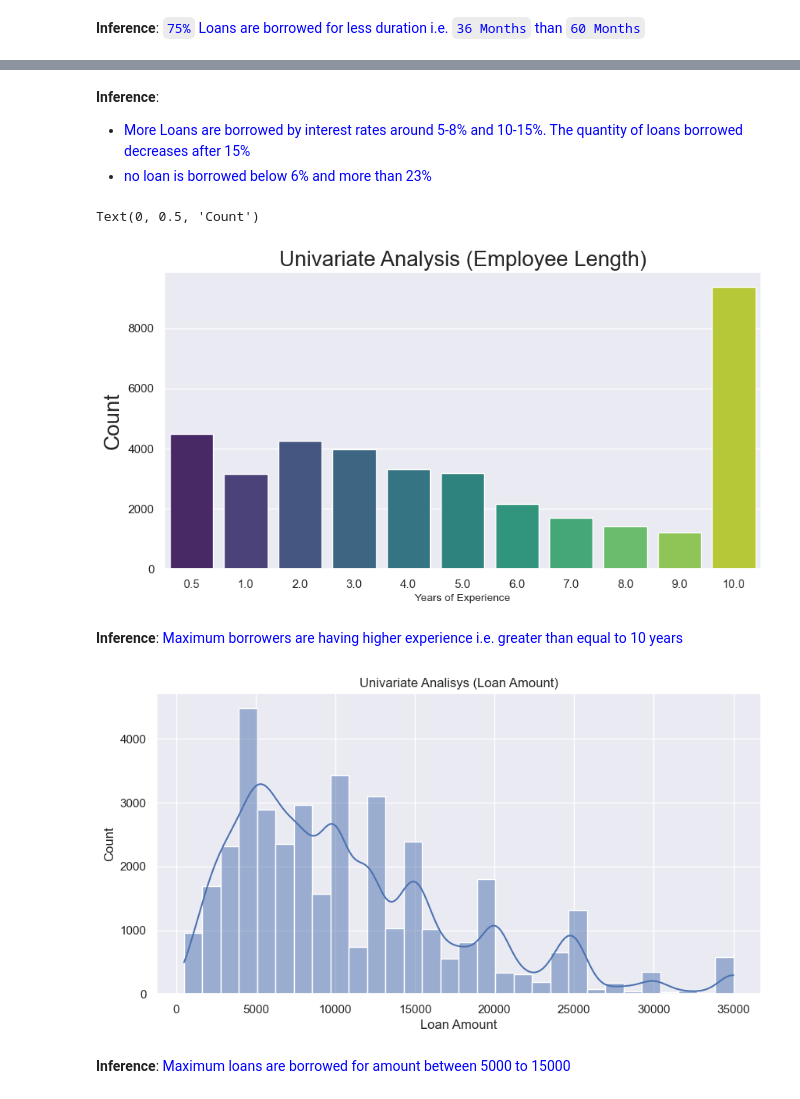
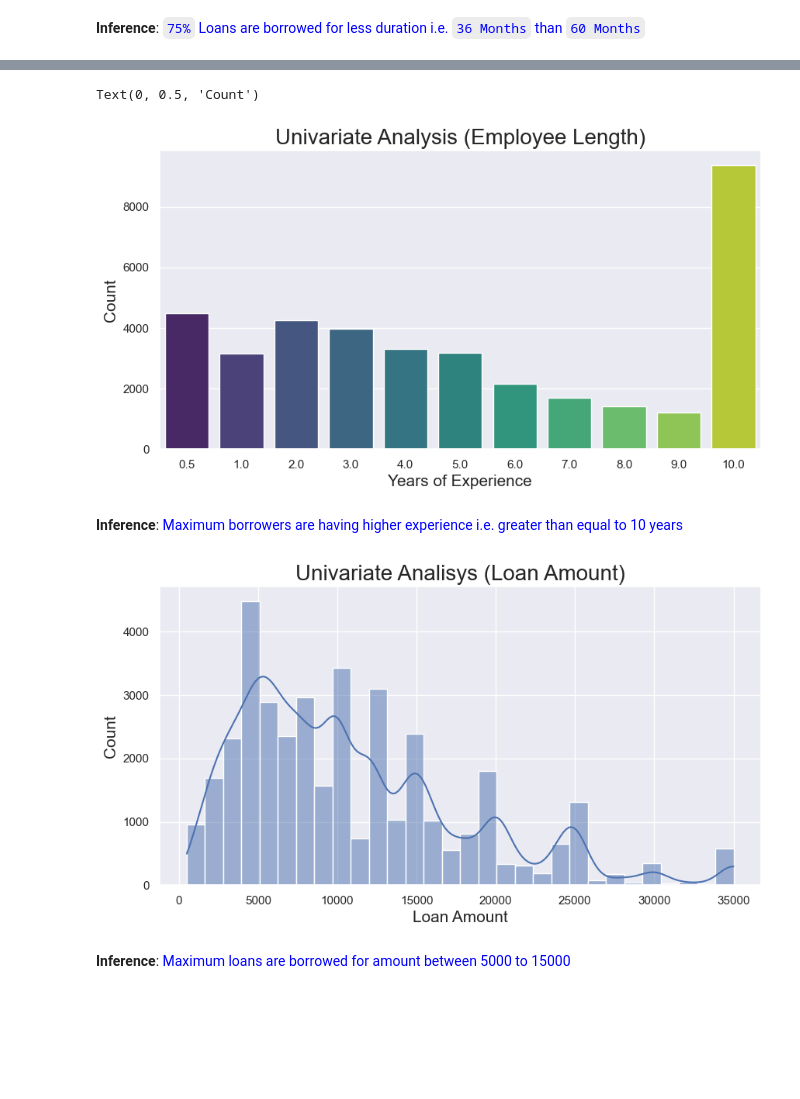
Before and after one commit to upasanapaul/LendingClubCaseStudy, a Jupyter notebook: lending_club_case_study.ipynb, the cells around one changed output, grey strips where cells are left out. Saved outputs shown, nothing was run; the diff lists cells and outputs as text; code cells hidden in the pictures; blank space fills up the shorter version.

```diff
--- a/lending_club_case_study.ipynb
+++ b/lending_club_case_study.ipynb
@@ -438,28 +428,24 @@ Text(0, 0.5, 'Count')
-# %% [markdown]
-**Inference**:
-- <font color="blue">More Loans are borrowed by interest rates around 5-8% and 10-15%. The quantity of loans borrowed decreases after 15%</font>
-- <font color="blue">no loan is borrowed below 6% and more than 23%</font>
 # %%
 # Plot Countplot graph for interest_rate column to find Univariate Analysis
 plt.figure(figsize=(10,5))
 sns.countplot(x='emp_length', data=loan_df, palette='viridis')
 plt.title("Univariate Analysis (Employee Length)", fontsize=20)
-plt.xlabel("Years of Experience", fontsize=10)
-plt.ylabel("Count", fontsize=20)
+plt.xlabel("Years of Experience", fontsize=15)
+plt.ylabel("Count", fontsize=15)
 # %% [output]
 Text(0, 0.5, 'Count')
-[figure, old version]
+[figure, new version]
 # %% [markdown]
 **Inference**: <font color="blue">Maximum borrowers are having higher experience i.e. greater than equal to 10 years</font>
 # %%
 # Histogram plot for distribution of loan_amount
 plt.figure(figsize=(10,5))
 sns.histplot(loan_df.loan_amnt, kde=True, bins=30)
-plt.xlabel('Loan Amount')
-plt.ylabel('Count')
-plt.title('Univariate Analisys (Loan Amount)', fontsize=12)
+plt.title('Univariate Analisys (Loan Amount)', fontsize=20)
+plt.xlabel('Loan Amount', fontsize=15)
+plt.ylabel('Count', fontsize=15)
 plt.show()
 # %% [output]
-[figure, old version]
+[figure, new version]
 # %% [markdown]
 **Inference**: <font color="blue">Maximum loans are borrowed for amount between 5000 to 15000 </font>
```
Also changed, not shown: parts of 12 cells of this notebook.
